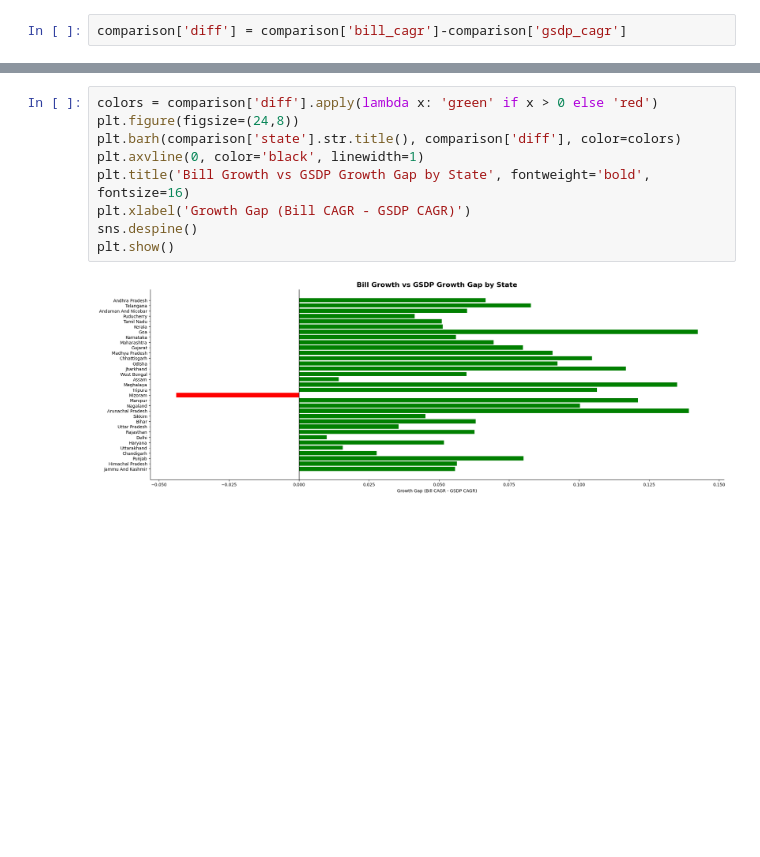
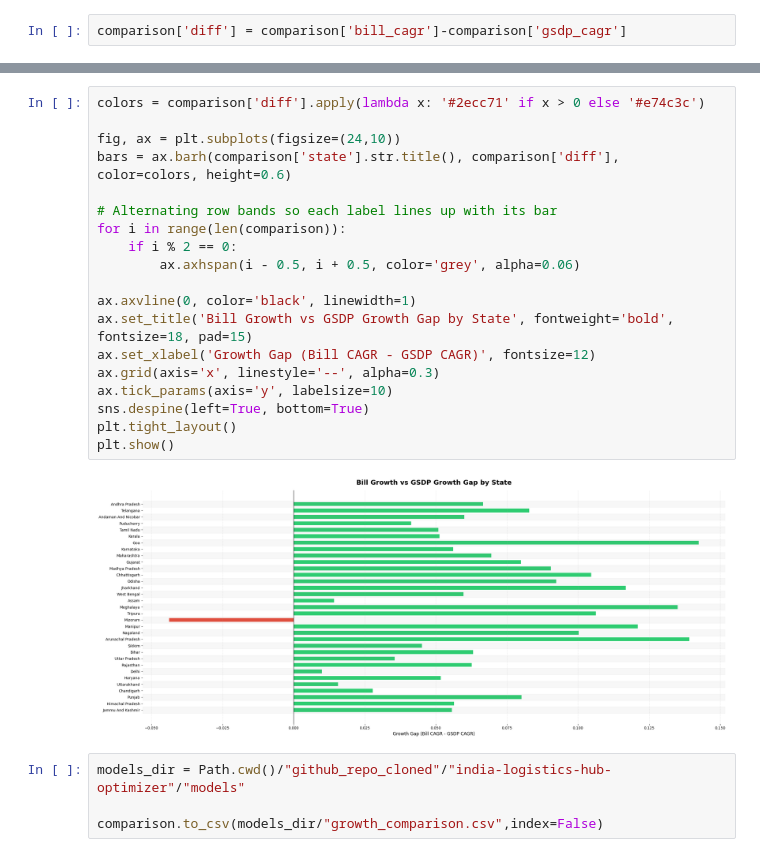
Before and after one commit to IamRaNo/india-logistics-hub-optimizer, a Jupyter notebook: jupyter notebooks/02_growth_gap_analysis.ipynb, the cells around one changed output, grey strips where cells are left out. Drawn from its saved outputs; the diff is of its cells as text; blank space fills up the shorter version.

```diff
--- a/jupyter notebooks/02_growth_gap_analysis.ipynb
+++ b/jupyter notebooks/02_growth_gap_analysis.ipynb
@@ -174,11 +183,25 @@ comparison['diff'] = comparison['bill_cagr']-comparison['gsdp_cagr']
 # %%
-colors = comparison['diff'].apply(lambda x: 'green' if x > 0 else 'red')
-plt.figure(figsize=(24,8))
-plt.barh(comparison['state'].str.title(), comparison['diff'], color=colors)
-plt.axvline(0, color='black', linewidth=1)
-plt.title('Bill Growth vs GSDP Growth Gap by State', fontweight='bold', fontsize=16)
-plt.xlabel('Growth Gap (Bill CAGR - GSDP CAGR)')
-sns.despine()
+colors = comparison['diff'].apply(lambda x: '#2ecc71' if x > 0 else '#e74c3c')
+
+fig, ax = plt.subplots(figsize=(24,10))
+bars = ax.barh(comparison['state'].str.title(), comparison['diff'], color=colors, height=0.6)
+
+# Alternating row bands so each label lines up with its bar
+for i in range(len(comparison)):
+    if i % 2 == 0:
+        ax.axhspan(i - 0.5, i + 0.5, color='grey', alpha=0.06)
+
+ax.axvline(0, color='black', linewidth=1)
+ax.set_title('Bill Growth vs GSDP Growth Gap by State', fontweight='bold', fontsize=18, pad=15)
+ax.set_xlabel('Growth Gap (Bill CAGR - GSDP CAGR)', fontsize=12)
+ax.grid(axis='x', linestyle='--', alpha=0.3)
+ax.tick_params(axis='y', labelsize=10)
+sns.despine(left=True, bottom=True)
+plt.tight_layout()
 plt.show()
 # %% [output]
-[figure, old version]
+[figure, new version]
+# %%
+models_dir = Path.cwd()/"github_repo_cloned"/"india-logistics-hub-optimizer"/"models"
+
+comparison.to_csv(models_dir/"growth_comparison.csv",index=False)
```
Also changed, not shown: parts of 4 cells of this notebook, 1 other file.
